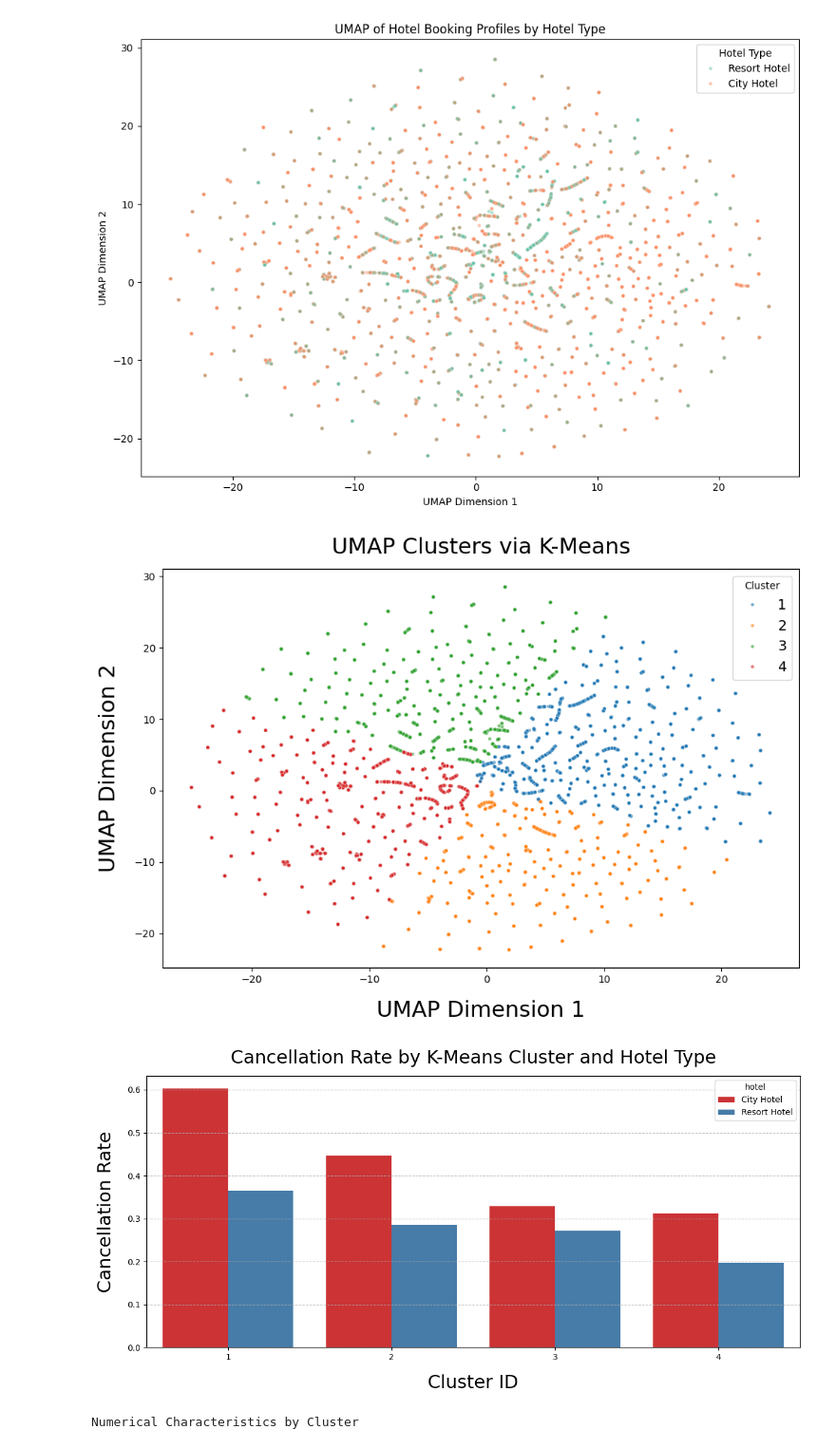
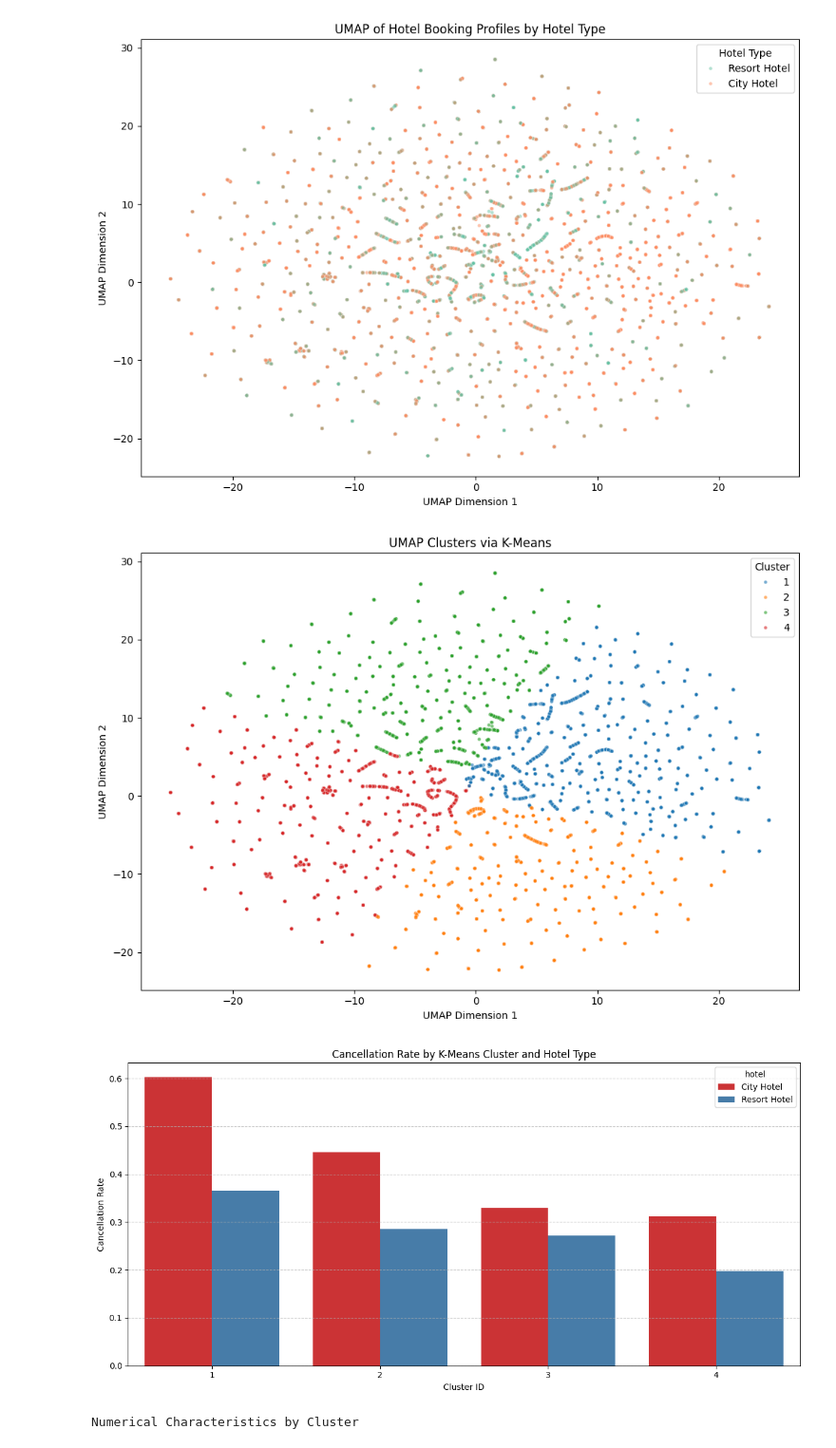
Before and after one commit to sylle321/Hotel_booking, a Jupyter notebook: Descriptive_Code.ipynb, the cells around one changed output. Shown at 95% size. Cells and saved outputs as stored; diff of their text form; code cells hidden in the pictures.

```diff
--- a/Descriptive_Code.ipynb
+++ b/Descriptive_Code.ipynb
@@ -576,42 +701,42 @@ kmeans = KMeans(n_clusters=4, random_state=42, n_init=10)
 df_sample['cluster'] = kmeans.fit_predict(umap_features) + 1
 
 # Plot the UMAP projections colored by cluster
 plt.figure(figsize=(10, 7))
 sns.scatterplot(
     data=df_sample,
     x="UMAP1",
     y="UMAP2",
     hue="cluster",
     palette="tab10",
     alpha=0.6,
     s=12
 )
-plt.title("UMAP Clusters via K-Means", fontsize=22, pad=15)
-plt.xlabel("UMAP Dimension 1", fontsize=22, labelpad=15)
-plt.ylabel("UMAP Dimension 2", fontsize=22, labelpad=15)
-plt.legend(title="Cluster", fontsize=14)
+plt.title("UMAP Clusters via K-Means")
+plt.xlabel("UMAP Dimension 1")
+plt.ylabel("UMAP Dimension 2")
+plt.legend(title="Cluster")
 plt.tight_layout()
 plt.show()
 
 # Calculate and plot cancellation rates by cluster and hotel type
 plt.figure(figsize=(12, 6))
 sns.barplot(
     data=df_sample,
     x='cluster',
     y='is_canceled',
     hue='hotel',
     palette='Set1',
     errorbar=None
 )
-plt.title("Cancellation Rate by K-Means Cluster and Hotel Type", fontsize=22, pad=15)
-plt.xlabel("Cluster ID", fontsize=22, labelpad=15)
-plt.ylabel("Cancellation Rate", fontsize=22, labelpad=15)
+plt.title("Cancellation Rate by K-Means Cluster and Hotel Type")
+plt.xlabel("Cluster ID")
+plt.ylabel("Cancellation Rate")
 plt.grid(axis='y', linestyle='--', alpha=0.7)
 plt.tight_layout()
 plt.show()
 # %% [output]
-[figure, old version]
+[figure, new version]
-[figure, old version]
+[figure, new version]
 # %%
 # Calculate average numerical characteristics for each cluster
 cluster_numeric = df_sample.groupby('cluster').agg(
```
Also changed, not shown: parts of 4 cells of this notebook.
